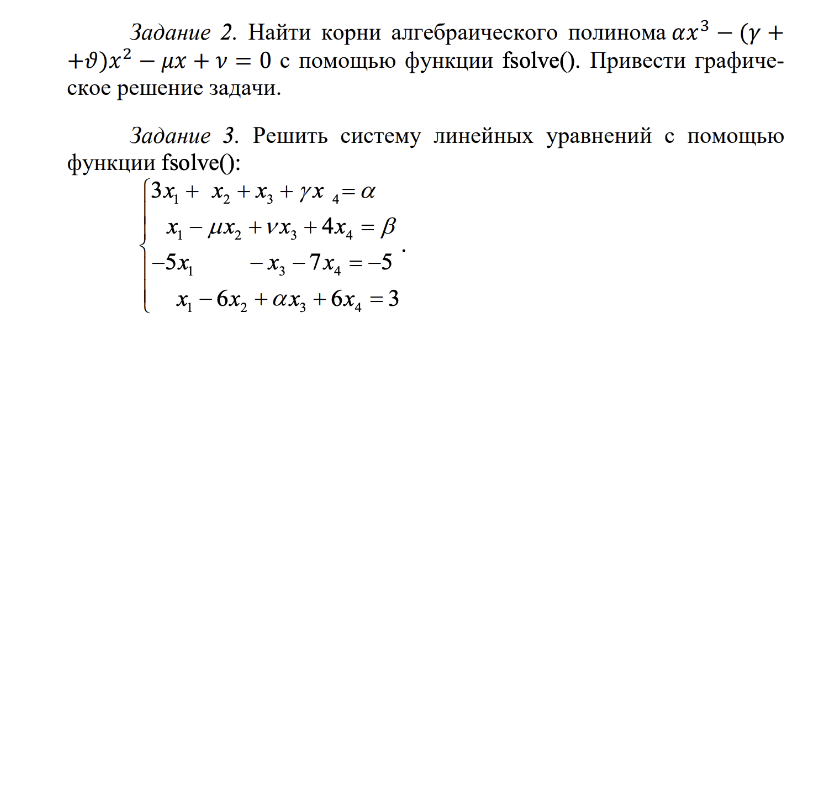
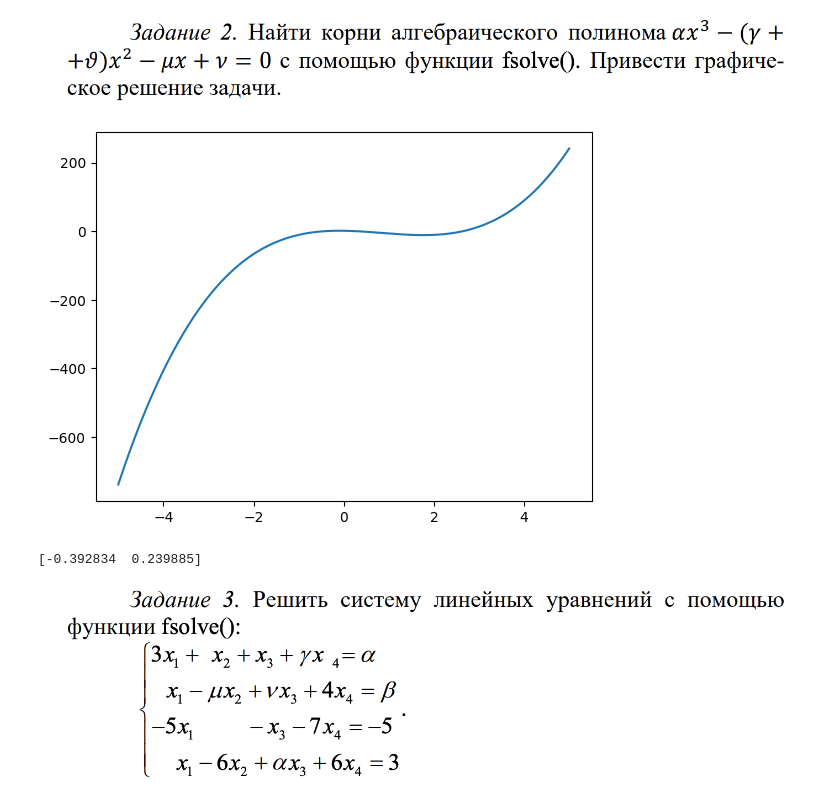
Before and after one commit to ArtemDubov/Sistemi_compyuternoy_matematiki, a Jupyter notebook: 4. Библиотека SciPy/Практическая_работа_№4_Библиотека_SciPy_Часть_№1.ipynb, the cells around one changed output. Drawn from its saved outputs; the diff is of its cells as text; code cells hidden in the pictures; blank space fills up the shorter version.

```diff
--- a/4. Библиотека SciPy/Практическая_работа_№4_Библиотека_SciPy_Часть_№1.ipynb
+++ b/4. Библиотека SciPy/Практическая_работа_№4_Библиотека_SciPy_Часть_№1.ipynb
@@ -53,2 +122,13 @@
+# %%
+# Ваш код
+poly = lambda x: alpha*x**3 - (gamma+upsilon)*x**2 - mu*x + nu
+x_vals = np.linspace(-5,5,500)
+plt.plot(x_vals, poly(x_vals))
+plt.show()
+sol = optimize.fsolve(poly, [-2,0,2])
+print(np.unique(np.round(sol,6)))
+# %% [output]
+[figure, added]
+[-0.392834  0.239885]
 # %% [markdown]
 ![image.png](embedded-picture-1)
```
Also changed, not shown: parts of 31 cells of this notebook.
